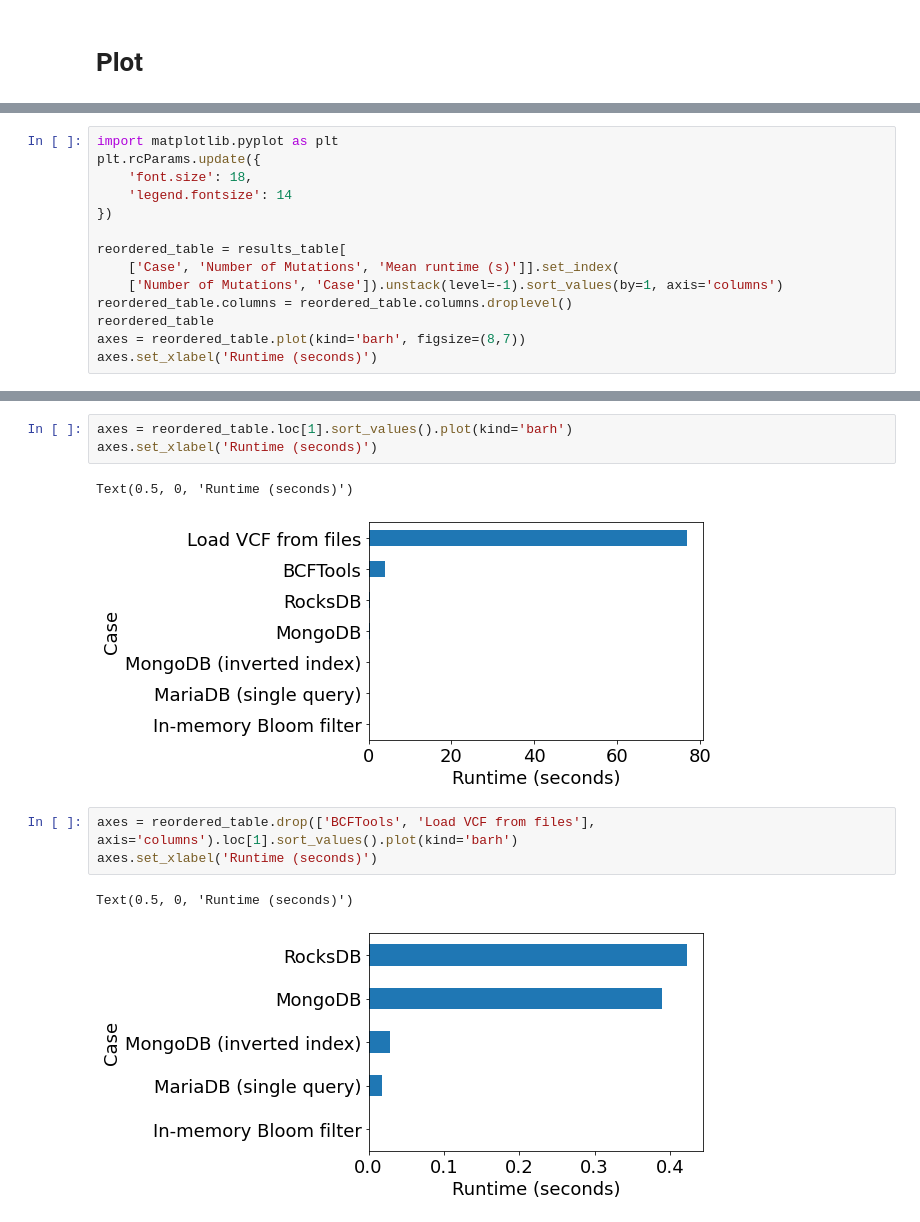
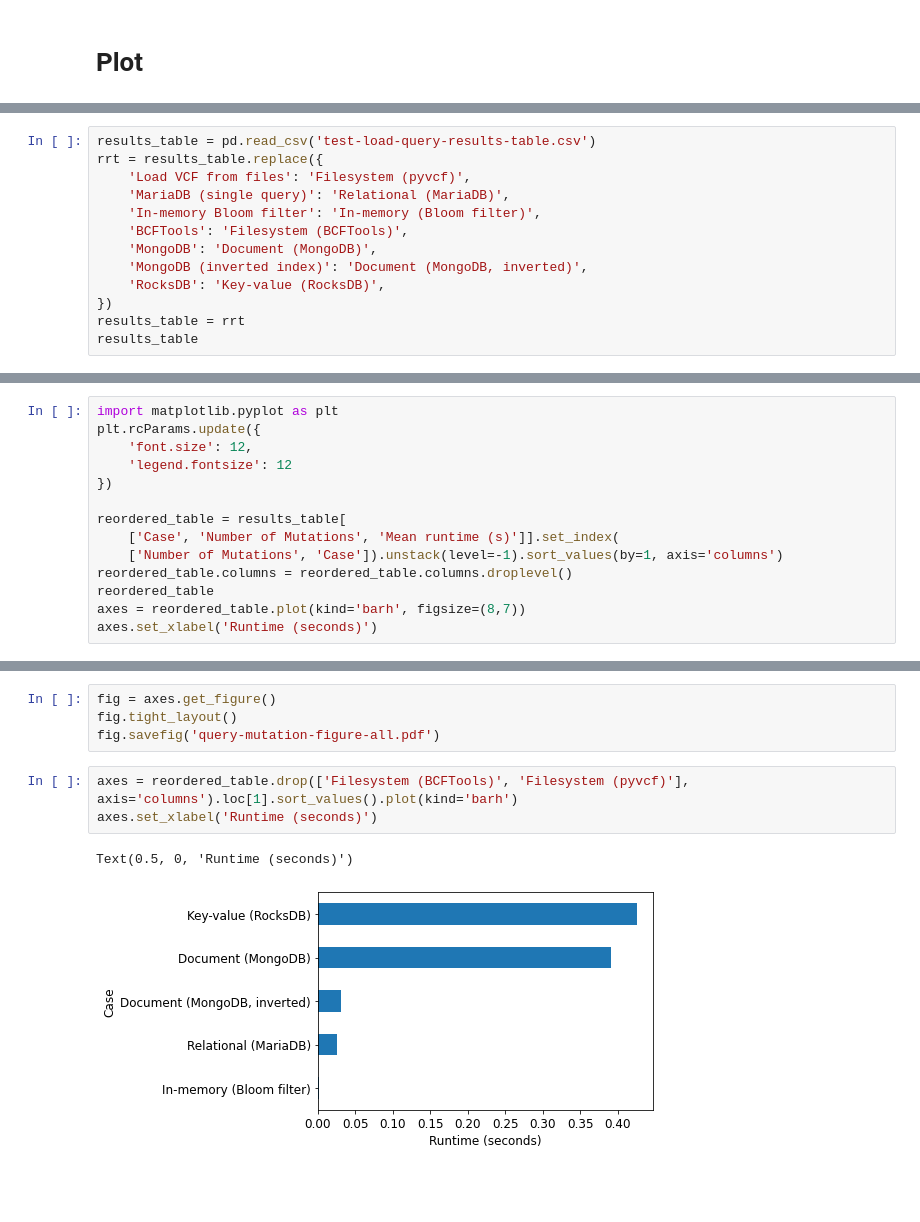
Before and after one commit to apetkau/thesis-data-simulation, a Jupyter notebook: jackalope/salmonella/test-load-vcf/test-load-query-mutation.ipynb, the cells around one changed output, grey strips where cells are left out. Saved outputs shown, nothing was run; the diff lists cells and outputs as text; blank space fills up the shorter version.

Commit message:
Updated figures for querying for specific mutation

```diff
--- a/jackalope/salmonella/test-load-vcf/test-load-query-mutation.ipynb
+++ b/jackalope/salmonella/test-load-vcf/test-load-query-mutation.ipynb
@@ -543,0 +535,13 @@ results_table
+# %%
+results_table = pd.read_csv('test-load-query-results-table.csv')
+rrt = results_table.replace({
+    'Load VCF from files': 'Filesystem (pyvcf)',
+    'MariaDB (single query)': 'Relational (MariaDB)',
+    'In-memory Bloom filter': 'In-memory (Bloom filter)',
+    'BCFTools': 'Filesystem (BCFTools)',
+    'MongoDB': 'Document (MongoDB)',
+    'MongoDB (inverted index)': 'Document (MongoDB, inverted)',
+    'RocksDB': 'Key-value (RocksDB)',
+})
+results_table = rrt
+results_table
@@ -544,8 +557,8 @@ results_table
 # %%
 import matplotlib.pyplot as plt
 plt.rcParams.update({
-    'font.size': 18,
-    'legend.fontsize': 14
+    'font.size': 12,
+    'legend.fontsize': 12
 })
 
 reordered_table = results_table[
@@ -561,12 +581,10 @@ Text(0.5, 0, 'Runtime (seconds)')
+# %%
+fig = axes.get_figure()
+fig.tight_layout()
+fig.savefig('query-mutation-figure-all.pdf')
 # %%
-axes = reordered_table.loc[1].sort_values().plot(kind='barh')
+axes = reordered_table.drop(['Filesystem (BCFTools)', 'Filesystem (pyvcf)'], axis='columns').loc[1].sort_values().plot(kind='barh')
 axes.set_xlabel('Runtime (seconds)')
 # %% [output]
 Text(0.5, 0, 'Runtime (seconds)')
-[figure, old version]
+[figure, new version]
-# %%
-axes = reordered_table.drop(['BCFTools', 'Load VCF from files'], axis='columns').loc[1].sort_values().plot(kind='barh')
-axes.set_xlabel('Runtime (seconds)')
-# %% [output]
-Text(0.5, 0, 'Runtime (seconds)')
-[figure, removed]
```
Also changed, not shown: parts of 18 cells of this notebook, 2 other files.
